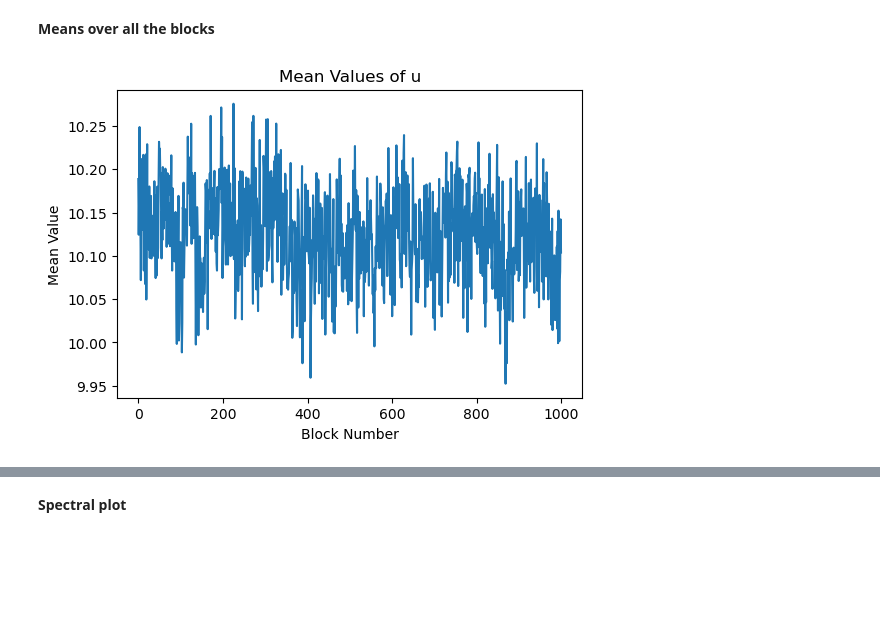
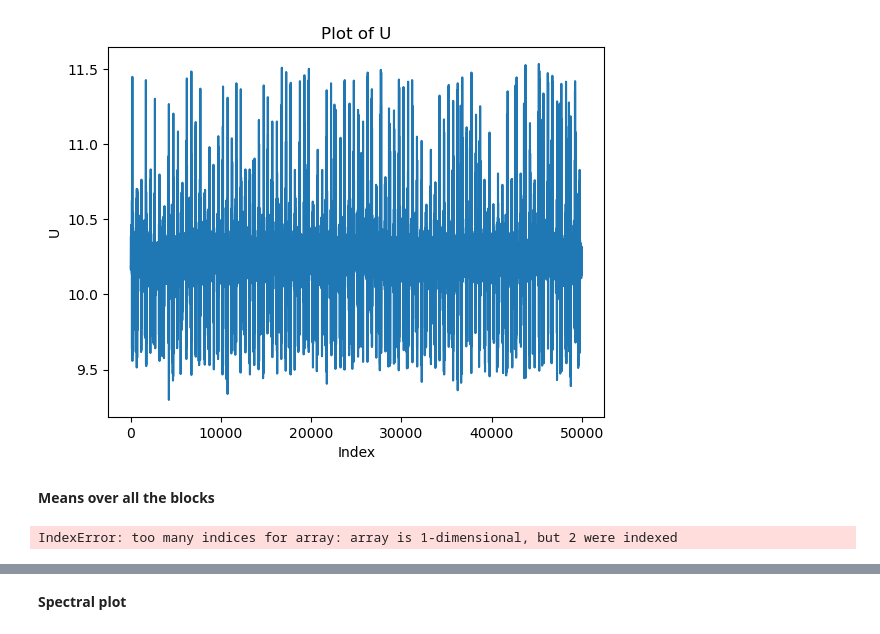
Before and after one commit to VictorLier/ExperimentalFluid, a Jupyter notebook: Hot-wire/spectral_plots_marc.ipynb, the cells around one changed output, grey strips where cells are left out. Cells and saved outputs as stored; diff of their text form; code cells hidden in the pictures; blank space fills up the shorter version.

```diff
--- a/Hot-wire/spectral_plots_marc.ipynb
+++ b/Hot-wire/spectral_plots_marc.ipynb
@@ -12,3 +1,31 @@ dt = 1 / fs
+# %%
+from scipy.io import loadmat
+import numpy as np
+import sympy as sp
+import matplotlib.pyplot as plt
+from numpy.fft import fft
+import pandas as pd
+
+filepath = "Measurement\Data\Points\it=4_X=0_Y=0_P=59,30.csv"
+df = pd.read_csv(filepath)
+V = df.iloc[:, 1].values
+
+coefficients = np.loadtxt('polynomial_coefficients.txt')
+u = np.polyval(coefficients, V)
+
+n =  np.shape(u)[0]
+nblock = 1
+
+dt = df.iloc[1, 0] - df.iloc[0, 0]
+fs = 1 / dt
+
+plt.plot(u)
+plt.title('Plot of U')
+plt.xlabel('Index')
+plt.ylabel('U')
+plt.show()
+# %% [output]
+[figure, added]
 # %%
 figure_size = (6,4)
 # %% [markdown]
@@ -22,7 +39,7 @@ plt.xlabel('Block Number')
 plt.ylabel('Mean Value')
 plt.show()
 # %% [output]
-[figure, removed]
+IndexError: too many indices for array: array is 1-dimensional, but 2 were indexed
 # %%
 uf = u - u.mean() # fluctuation part
 all_autocorr = np.zeros((n, nblock))
```
Also changed, not shown: parts of 2 cells of this notebook, 2 other files.
